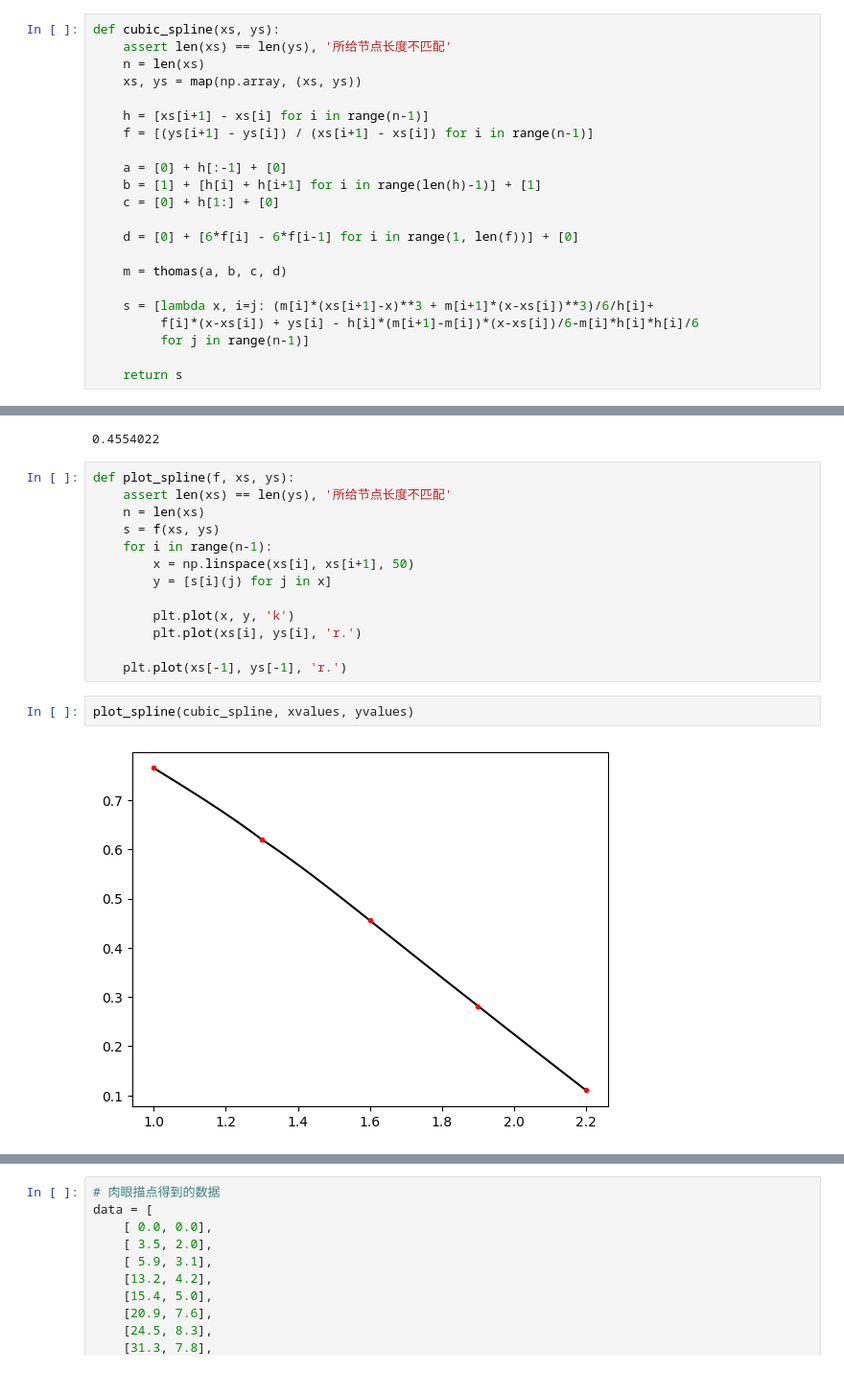
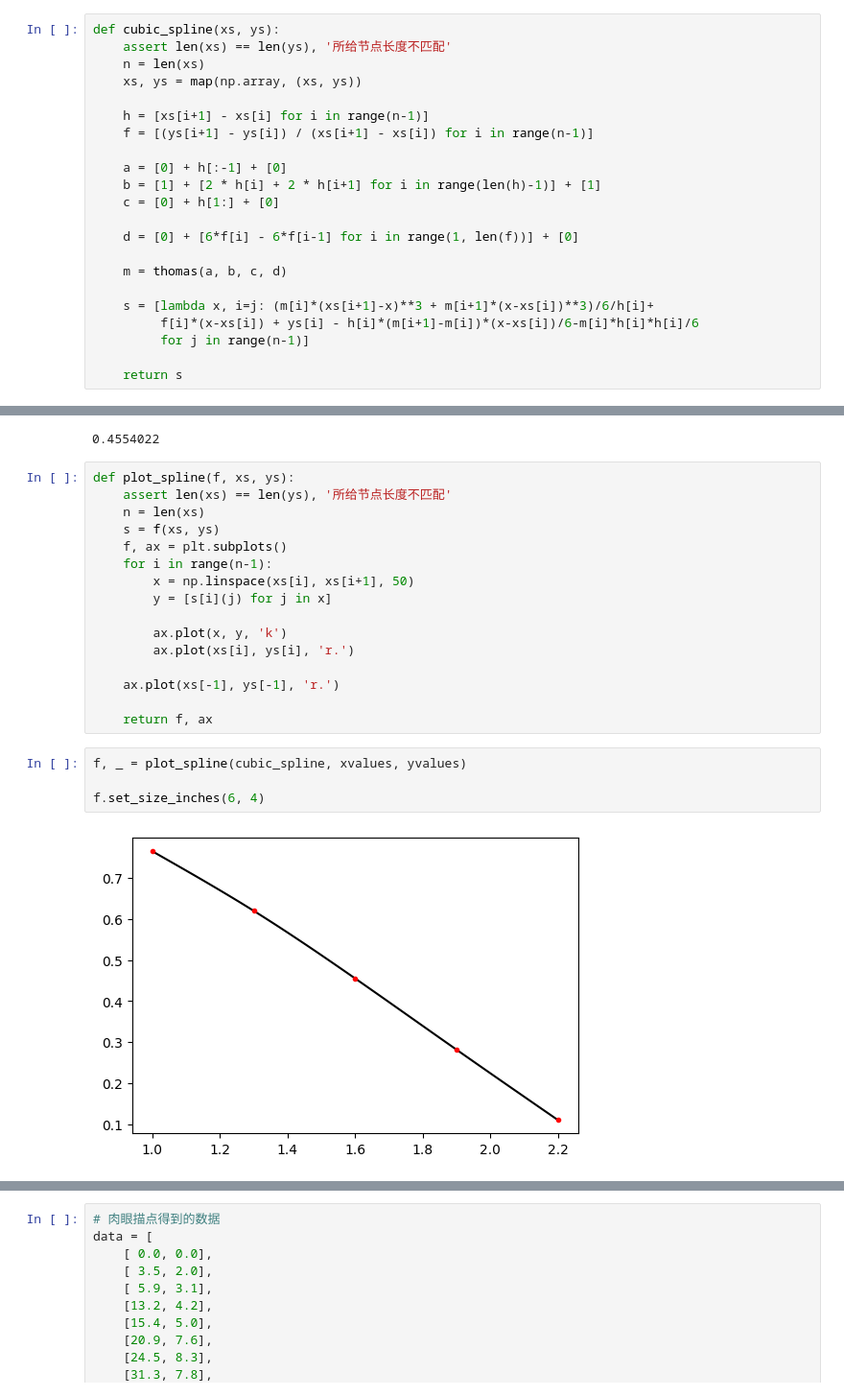
Before and after one commit to idyeh/course-numerical-methods, a Jupyter notebook: src/lec03.ipynb, the cells around one changed output, grey strips where cells are left out. Shown: that part at 96% size. Saved outputs shown, nothing was run; the diff lists cells and outputs as text.

Commit message:
Fix bug of cubic spline

```diff
--- a/src/lec03.ipynb
+++ b/src/lec03.ipynb
@@ -536,7 +536,7 @@ def cubic_spline(xs, ys):
     f = [(ys[i+1] - ys[i]) / (xs[i+1] - xs[i]) for i in range(n-1)]
 
     a = [0] + h[:-1] + [0]
-    b = [1] + [h[i] + h[i+1] for i in range(len(h)-1)] + [1]
+    b = [1] + [2 * h[i] + 2 * h[i+1] for i in range(len(h)-1)] + [1]
     c = [0] + h[1:] + [0]
 
     d = [0] + [6*f[i] - 6*f[i-1] for i in range(1, len(f))] + [0]
@@ -569,18 +569,23 @@ def plot_spline(f, xs, ys):
     assert len(xs) == len(ys), '所给节点长度不匹配'
     n = len(xs)
     s = f(xs, ys)
+    f, ax = plt.subplots()
     for i in range(n-1):
         x = np.linspace(xs[i], xs[i+1], 50)
         y = [s[i](j) for j in x]
 
-        plt.plot(x, y, 'k')
-        plt.plot(xs[i], ys[i], 'r.')
+        ax.plot(x, y, 'k')
+        ax.plot(xs[i], ys[i], 'r.')
 
-    plt.plot(xs[-1], ys[-1], 'r.')
+    ax.plot(xs[-1], ys[-1], 'r.')
+
+    return f, ax
 # %%
-plot_spline(cubic_spline, xvalues, yvalues)
+f, _ = plot_spline(cubic_spline, xvalues, yvalues)
+
+f.set_size_inches(6, 4)
 # %% [output]
-[figure, old version]
+[figure, new version]
 # %% [markdown]
 ### 保时捷
 
```
Also changed, not shown: parts of 1 cell of this notebook.
